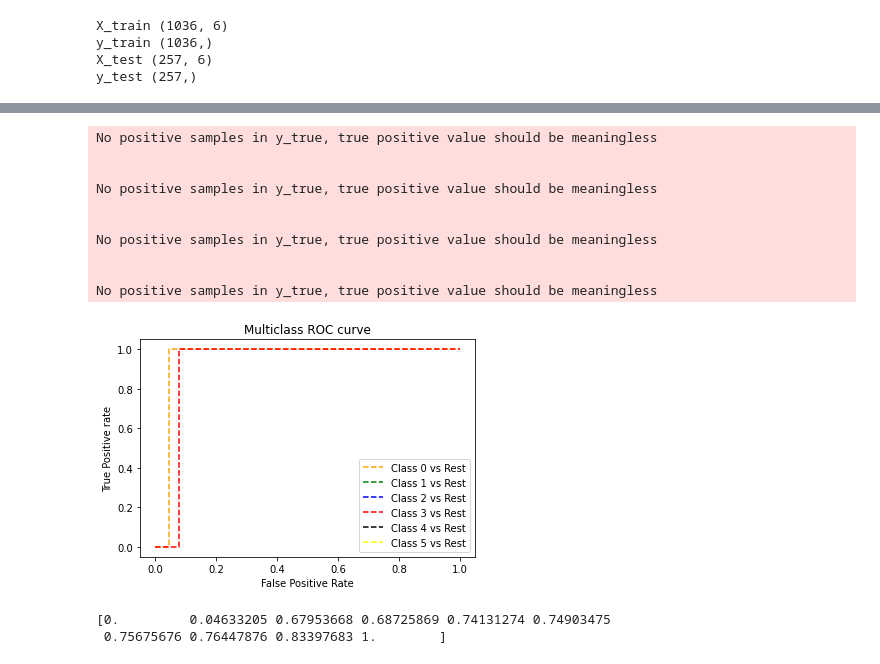
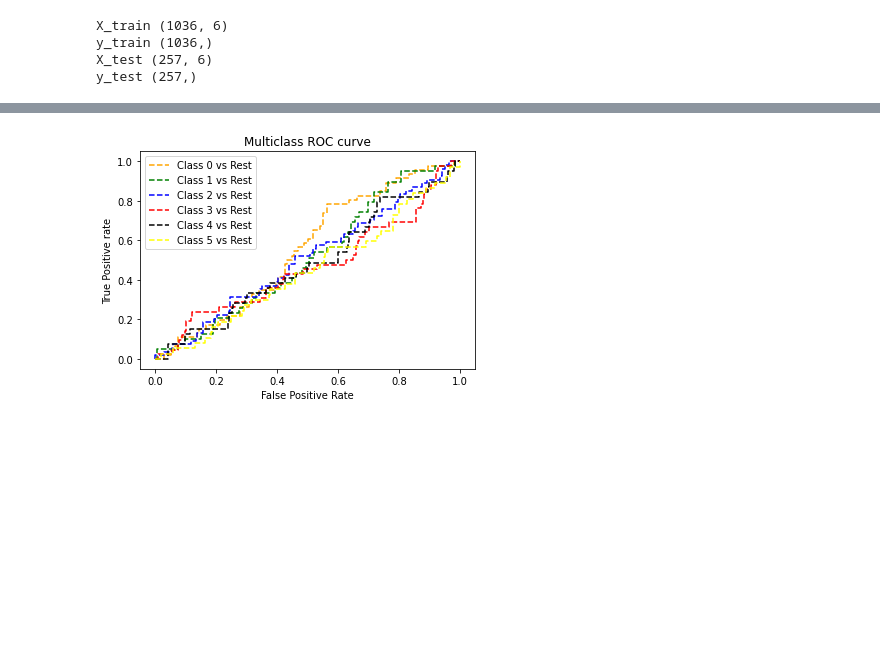
Before and after one commit to adityapanwar94/Data-Analysis-and-Process-Automation-DaPrA-, a Jupyter notebook: Dataset_preprocessing,_analysis,_correlation_matrix(User_data_only,_no_computer_specs).ipynb, the cells around one changed output, grey strips where cells are left out. Saved outputs shown, nothing was run; the diff lists cells and outputs as text; code cells hidden in the pictures; blank space fills up the shorter version.

Commit message:
Changes: Label_Propagation with knn and Rbf

```diff
--- a/Dataset_preprocessing,_analysis,_correlation_matrix(User_data_only,_no_computer_specs).ipynb
+++ b/Dataset_preprocessing,_analysis,_correlation_matrix(User_data_only,_no_computer_specs).ipynb
@@ -1292,0 +1327,9 @@ y_test (257,)
+# %%
+label_prop_rbf = LabelPropagation(kernel='rbf', # {'knn', 'rbf'} default='rbf'
+                              gamma=3e-05, # default=20, Parameter for rbf kernel.
+                              n_neighbors=0, # default=7, Parameter for knn kernel which is a strictly positive integer.
+                              max_iter=100000, # default=30, Maximum number of iterations allowed.
+                              tol=0.0001, # default=1e-3, Convergence tolerance: threshold to consider the system at steady state.
+                              n_jobs=-1, # default=None, The number of parallel jobs to run. -1 means using all processors.
+                             )
+label_prop_rbf.fit(X_train, y_train)
@@ -1325,41 +1350,24 @@ invalid value encountered in true_divide
 # %%
-from sklearn.metrics import roc_curve
-from sklearn.metrics import roc_auc_score
 fpr = {}
 tpr = {}
 thresh ={}
 roc_list = []
 n_class = 6
 for i in range(n_class):
-    fpr[i], tpr[i], thresh[i] = roc_curve(y_test, label_prop.predict_proba(X_test)[:,i], pos_label=i)
+    fpr[i], tpr[i], thresh[i] = roc_curve(y_test, label_prop_rbf.predict_proba(X_test)[:,i], pos_label=i)
 
 # plotting
 plt.plot(fpr[0], tpr[0], linestyle='--',color='orange', label='Class 0 vs Rest')
 plt.plot(fpr[1], tpr[1], linestyle='--',color='green', label='Class 1 vs Rest')
 plt.plot(fpr[2], tpr[2], linestyle='--',color='blue', label='Class 2 vs Rest')
 plt.plot(fpr[3], tpr[3], linestyle='--',color='red', label='Class 3 vs Rest')
 plt.plot(fpr[4], tpr[4], linestyle='--',color='black', label='Class 4 vs Rest')
 plt.plot(fpr[5], tpr[5], linestyle='--',color='yellow', label='Class 5 vs Rest')
 
 plt.title('Multiclass ROC curve')
 plt.xlabel('False Positive Rate')
 plt.ylabel('True Positive rate')
 plt.legend(loc='best')
 plt.savefig('Multiclass ROC',dpi=300);
 # %% [output]
-No positive samples in y_true, true positive value should be meaningless
-
-
-No positive samples in y_true, true positive value should be meaningless
-
-
-No positive samples in y_true, true positive value should be meaningless
-
-
-No positive samples in y_true, true positive value should be meaningless
-[figure, old version]
+[figure, new version]
-# %%
-print(fpr[5])
-# %% [output]
-[0.         0.04633205 0.67953668 0.68725869 0.74131274 0.74903475
- 0.75675676 0.76447876 0.83397683 1.        ]
```
Also changed, not shown: parts of 17 cells of this notebook.
